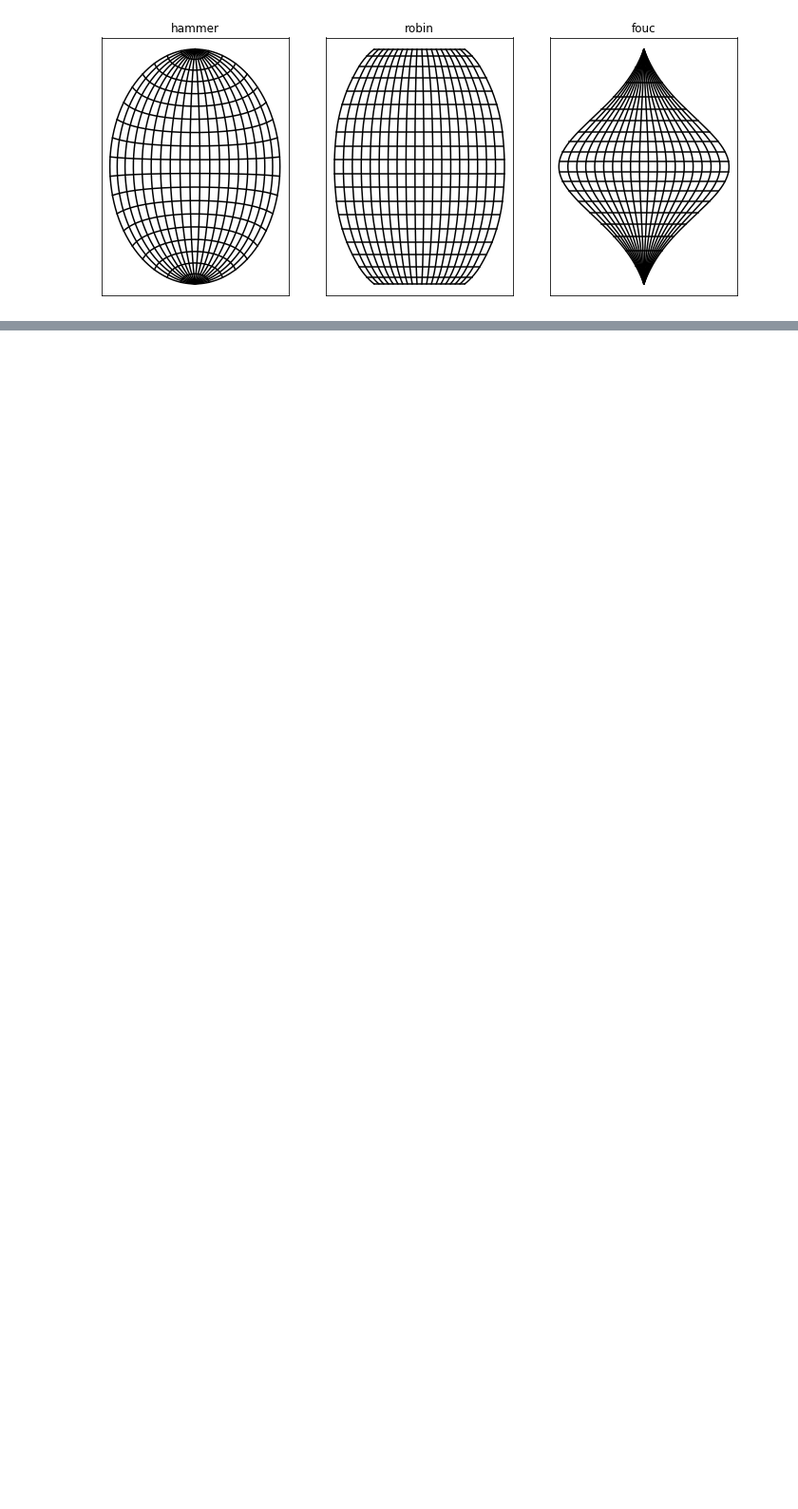
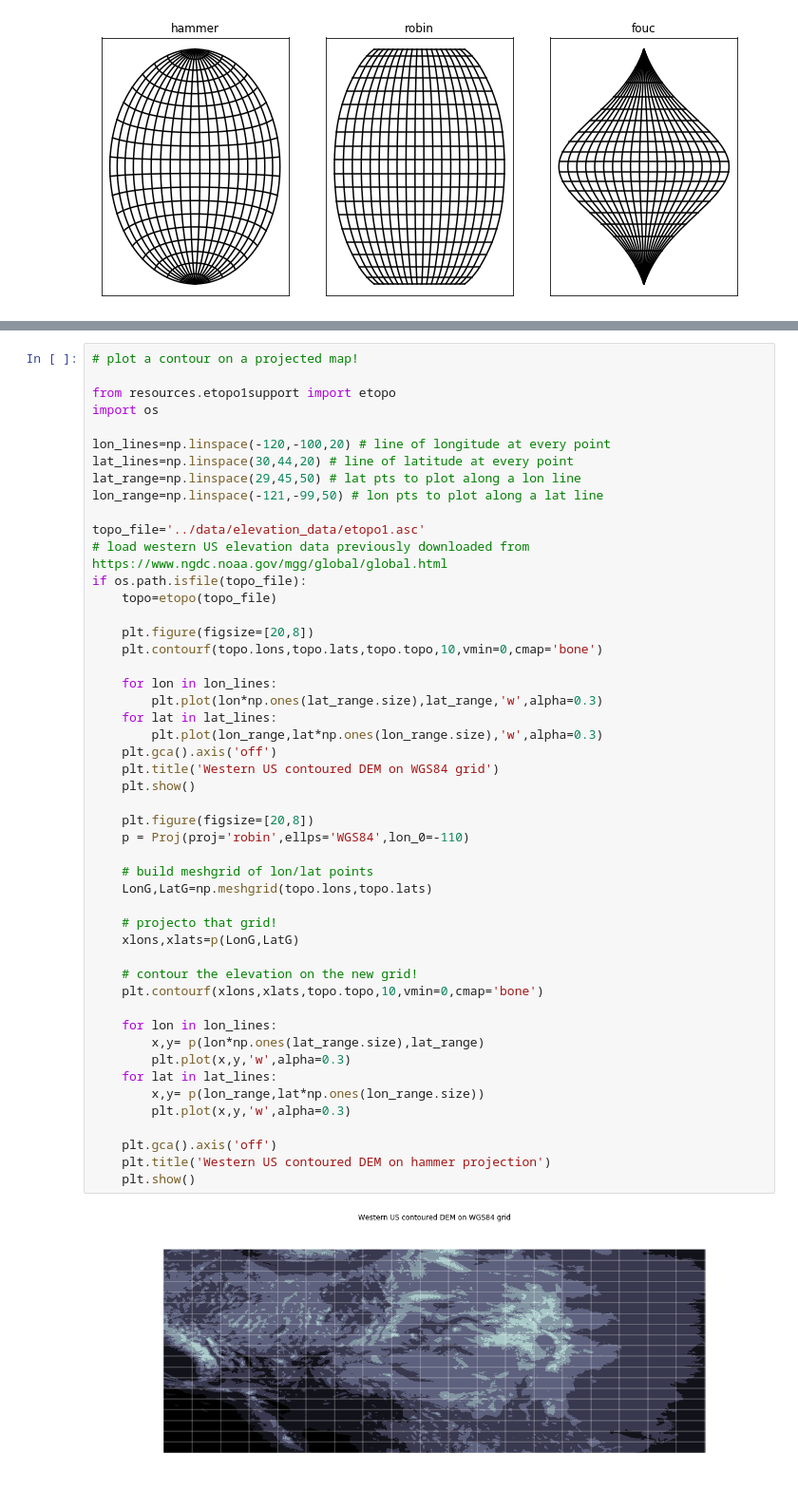
Before and after one commit to chrishavlin/learning_shapefiles, a Jupyter notebook: src/map_projections.ipynb, the cells around one changed output, grey strips where cells are left out. Shown at 95% size. Drawn from its saved outputs; the diff is of its cells as text; blank space fills up the shorter version.

Commit message:
added etopo class

```diff
--- a/src/map_projections.ipynb
+++ b/src/map_projections.ipynb
@@ -119,0 +122,51 @@ plt.show()
+# %%
+# plot a contour on a projected map!
+
+from resources.etopo1support import etopo
+import os
+
+lon_lines=np.linspace(-120,-100,20) # line of longitude at every point
+lat_lines=np.linspace(30,44,20) # line of latitude at every point
+lat_range=np.linspace(29,45,50) # lat pts to plot along a lon line
+lon_range=np.linspace(-121,-99,50) # lon pts to plot along a lat line
+
+topo_file='../data/elevation_data/etopo1.asc'
+# load western US elevation data previously downloaded from https://www.ngdc.noaa.gov/mgg/global/global.html
+if os.path.isfile(topo_file):
+    topo=etopo(topo_file)
+
+    plt.figure(figsize=[20,8])
+    plt.contourf(topo.lons,topo.lats,topo.topo,10,vmin=0,cmap='bone')
+
+    for lon in lon_lines:
+        plt.plot(lon*np.ones(lat_range.size),lat_range,'w',alpha=0.3)
+    for lat in lat_lines:
+        plt.plot(lon_range,lat*np.ones(lon_range.size),'w',alpha=0.3)
+    plt.gca().axis('off')
+    plt.title('Western US contoured DEM on WGS84 grid')
+    plt.show()
+
+    plt.figure(figsize=[20,8])
+    p = Proj(proj='robin',ellps='WGS84',lon_0=-110)
+
+    # build meshgrid of lon/lat points
+    LonG,LatG=np.meshgrid(topo.lons,topo.lats)
+
+    # projecto that grid!
+    xlons,xlats=p(LonG,LatG)
+
+    # contour the elevation on the new grid!
+    plt.contourf(xlons,xlats,topo.topo,10,vmin=0,cmap='bone')
+
+    for lon in lon_lines:
+        x,y= p(lon*np.ones(lat_range.size),lat_range)
+        plt.plot(x,y,'w',alpha=0.3)
+    for lat in lat_lines:
+        x,y= p(lon_range,lat*np.ones(lon_range.size))
+        plt.plot(x,y,'w',alpha=0.3)
+
+    plt.gca().axis('off')
+    plt.title('Western US contoured DEM on hammer projection')
+    plt.show()
+# %% [output]
+[figure, added]
```
Also changed, not shown: parts of 3 cells of this notebook, 3 other files.
